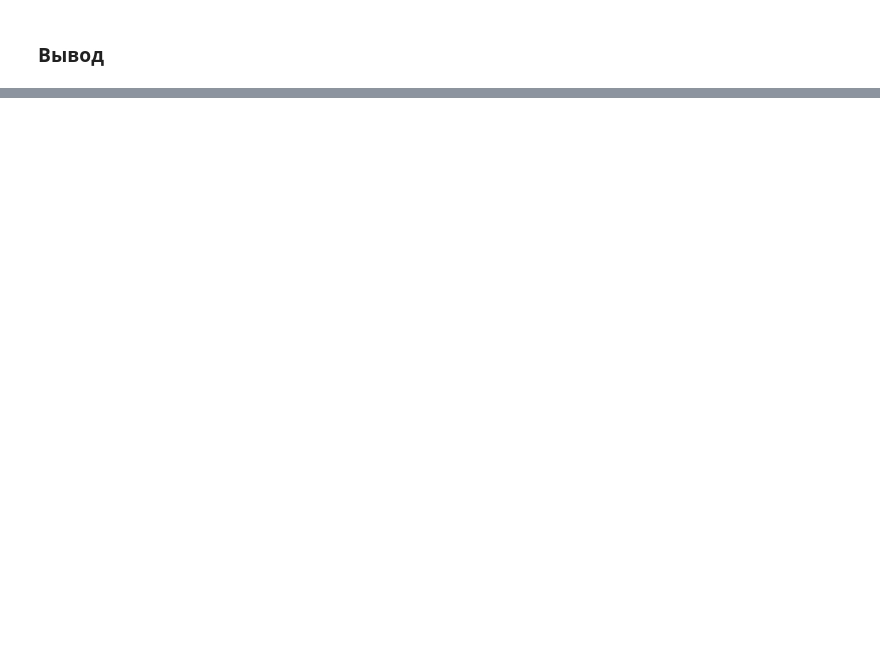
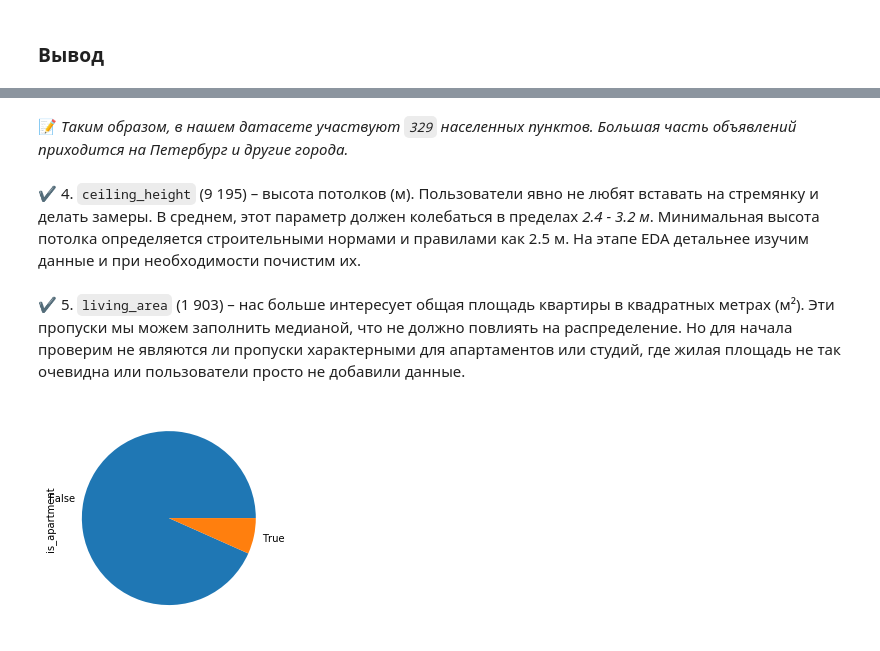
Before and after one commit to akrisanov/data-science-cource, a Jupyter notebook: course3/notebook.ipynb, the cells around one changed output, grey strips where cells are left out. Saved outputs shown, nothing was run; the diff lists cells and outputs as text; code cells hidden in the pictures; blank space fills up the shorter version.

```diff
--- a/course3/notebook.ipynb
+++ b/course3/notebook.ipynb
@@ -43,0 +201,2 @@
+# %%
+realty['balcony'] = realty['balcony'].fillna(0)
@@ -43,0 +213,18 @@
+# %%
+def normalize_locality_name(value):
+    if str(value) == 'nan':
+        return
+
+    localities = ['Мурино', 'Кудрово']
+    words = value.split(' ')
+
+    if words[0] == 'посёлок':
+        words[0] = 'поселок'
+
+    for locality in localities:
+        if locality in words:
+            return locality
+
+    return ' '.join(words)
+# %%
+realty['locality_name'] = realty['locality_name'].apply(normalize_locality_name)
@@ -43,0 +251,13 @@
+# %% [markdown]
+📝 _Таким образом, в нашем датасете участвуют `329` населенных пунктов. Большая часть объявлений приходится на Петербург и другие города._
+# %% [markdown]
+✔️ 4. `ceiling_height` (9 195) – высота потолков (м). Пользователи явно не любят вставать на стремянку и делать замеры. В среднем, этот параметр должен колебаться в пределах _2.4 - 3.2 м_. Минимальная высота потолка определяется строительными нормами и правилами как 2.5 м. На этапе EDA детальнее изучим данные и при необходимости почистим их.
+# %% [markdown]
+✔️ 5. `living_area` (1 903) – нас больше интересует общая площадь квартиры в квадратных метрах (м²). Эти пропуски мы можем заполнить медианой, что не должно повлиять на распределение. Но для начала проверим не являются ли пропуски характерными для апартаментов или студий, где жилая площадь не так очевидна или пользователи просто не добавили данные.
+# %%
+missing_living_area = realty[realty['living_area'].isnull()]
+# %%
+missing_living_area['is_apartment'].value_counts().plot(kind='pie')
+plt.show()
+# %% [output]
+[figure, added]
```
Also changed, not shown: parts of 160 cells of this notebook, 1 other file.
